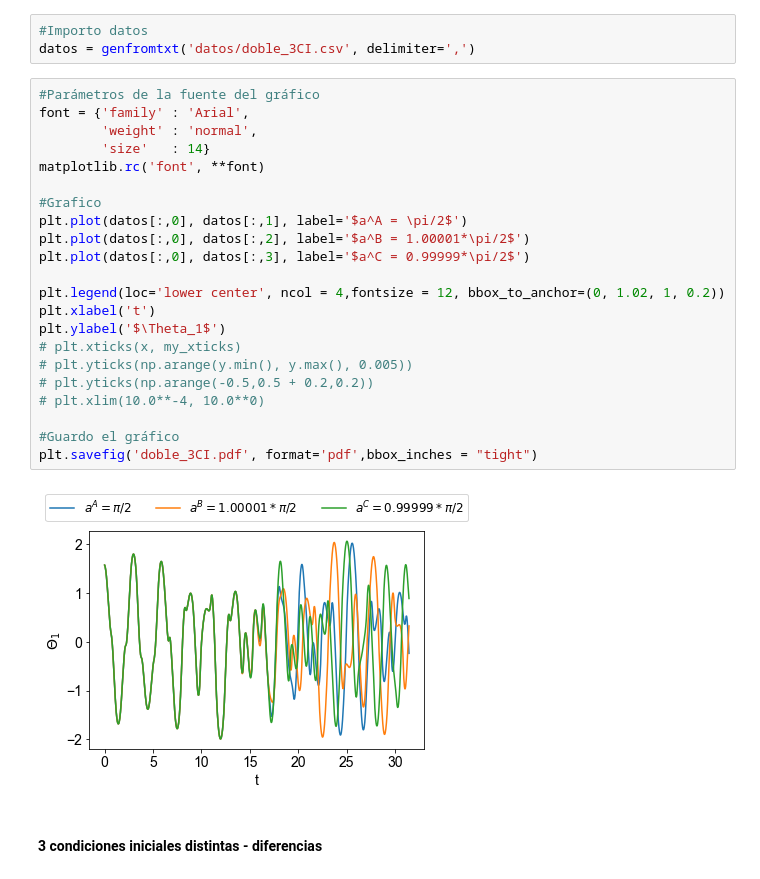
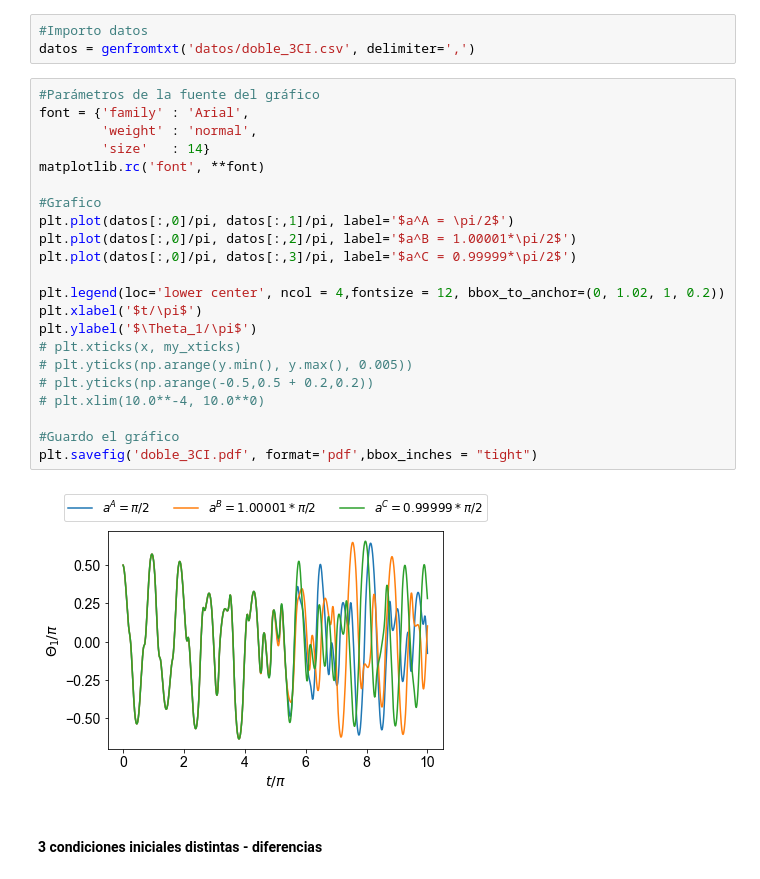
Before and after one commit to Lupama2/Guias_Metodos_Num_Fluidos_I, a Jupyter notebook: Guias/Guia_2/Ejercicio_4/Programa/graficos/graficos.ipynb, the cells around one changed output. Saved outputs shown, nothing was run; the diff lists cells and outputs as text.

```diff
--- a/Guias/Guia_2/Ejercicio_4/Programa/graficos/graficos.ipynb
+++ b/Guias/Guia_2/Ejercicio_4/Programa/graficos/graficos.ipynb
@@ -365,27 +365,27 @@ datos = genfromtxt('datos/doble_3CI.csv', delimiter=',')
 # %%
 #Parámetros de la fuente del gráfico
 font = {'family' : 'Arial',
         'weight' : 'normal',
         'size'   : 14}
 matplotlib.rc('font', **font)
 
 #Grafico
-plt.plot(datos[:,0], datos[:,1], label='$a^A = \pi/2$')
-plt.plot(datos[:,0], datos[:,2], label='$a^B = 1.00001*\pi/2$')
-plt.plot(datos[:,0], datos[:,3], label='$a^C = 0.99999*\pi/2$')
+plt.plot(datos[:,0]/pi, datos[:,1]/pi, label='$a^A = \pi/2$')
+plt.plot(datos[:,0]/pi, datos[:,2]/pi, label='$a^B = 1.00001*\pi/2$')
+plt.plot(datos[:,0]/pi, datos[:,3]/pi, label='$a^C = 0.99999*\pi/2$')
 
 plt.legend(loc='lower center', ncol = 4,fontsize = 12, bbox_to_anchor=(0, 1.02, 1, 0.2))
-plt.xlabel('t')
-plt.ylabel('$\Theta_1$')
+plt.xlabel('$t/\pi$')
+plt.ylabel('$\Theta_1/\pi$')
 # plt.xticks(x, my_xticks)
 # plt.yticks(np.arange(y.min(), y.max(), 0.005))
 # plt.yticks(np.arange(-0.5,0.5 + 0.2,0.2))
 # plt.xlim(10.0**-4, 10.0**0)
 
 #Guardo el gráfico
 plt.savefig('doble_3CI.pdf', format='pdf',bbox_inches = "tight")
 # %% [output]
-[figure, old version]
+[figure, new version]
 # %% [markdown]
 #### 3 condiciones iniciales distintas - diferencias
 # %%
```
Also changed, not shown: 30 other files.
